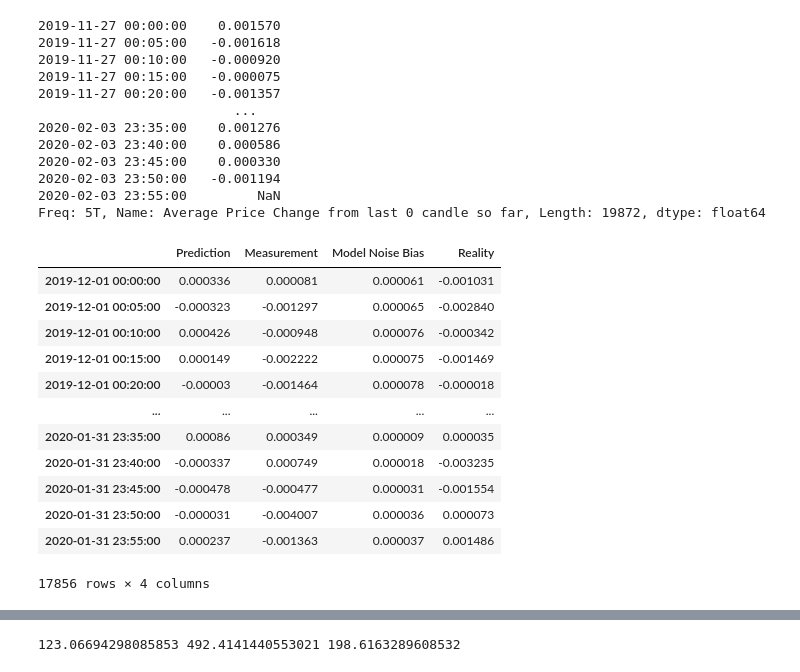
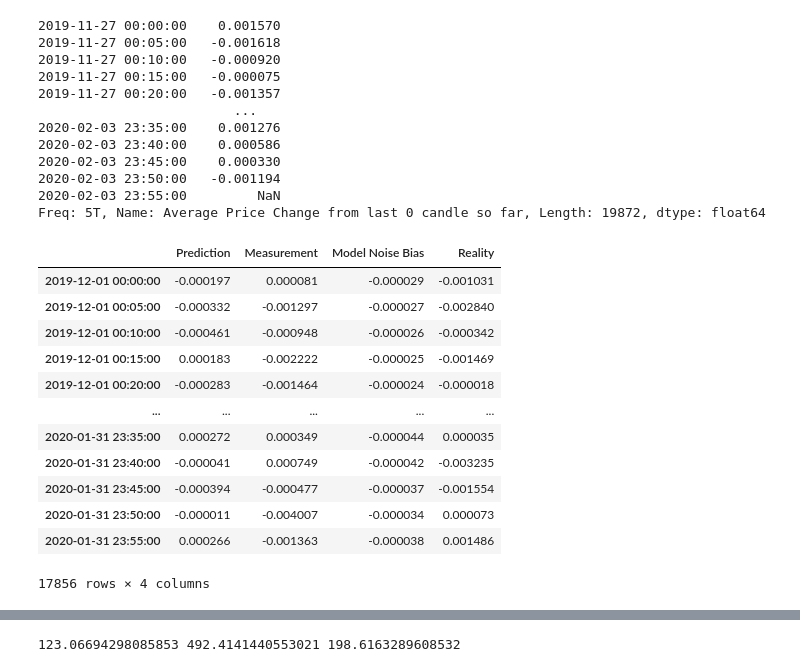
Before and after one commit to MohsenGhodrati/cvx_project_Kalman_Filter, a Jupyter notebook: Experiments.ipynb, the cells around one changed output, grey strips where cells are left out. Drawn from its saved outputs; the diff is of its cells as text; code cells hidden in the pictures.

```diff
--- a/Experiments.ipynb
+++ b/Experiments.ipynb
@@ -194,7 +194,7 @@ X.iloc[:, 0]
 2020-02-03 23:55:00         NaN
 Freq: 5T, Name: Average Price Change from last 0 candle so far, Length: 19872, dtype: float64
 # %%
-k = 255
+k = 512+256+128+63
 m = 60
 r = len(features.columns)
 
@@ -206,42 +206,42 @@ results['Model Noise Bias'] = None
 X = pd.DataFrame(index=df.index)
 for i in range(m):
     X[f'Average Price Change from last {i} candle so far'] = \
         df['Average Price'].pct_change(1 if i == 0 else i).shift(-1 if i == 0 else 0)
 
 THETA = []
 
 period_start = datetime(2019, 12, 1)
 period_start_iloc = np.where(df.index == period_start)[0][0]
 period_end = datetime(2020, 2, 1)#period_start + timeframe
 period_end_iloc = np.where(df.index == period_end)[0][0]
 
 residuals = []
 for n in np.arange(period_start_iloc, period_end_iloc):
     A = np.zeros([k, m])
     A[:, range(m)] = X.iloc[(n-2)-(k-1):(n-2)+1].to_numpy()
     b = X.iloc[(n-1)-(k-1):(n-1)+1, 0].values
     theta, _, _, _ = np.linalg.lstsq(A, b, rcond=-1)
     THETA.append(theta)
     pos = results.index[n]
     results.loc[pos, 'Model Noise Bias'] = (np.dot(A, theta) - b).mean()
     results.loc[pos, 'Prediction'] = np.dot(theta, X.iloc[n-1].values) + results.loc[pos, 'Model Noise Bias']
     results.loc[pos, 'Measurement'] = df.iloc[n]['Open'] / df.iloc[n-1]['Open'] - 1
 
 indices = df.index[period_start_iloc:period_end_iloc]
 results = results.loc[indices]
 results['Reality'] = df['Average Price Change'].shift(-1).loc[indices].values
 results
 # %% [output]
 |  | Prediction | Measurement | Model Noise Bias | Reality |
-| 2019-12-01 00:00:00 | 0.000336 | 0.000081 | 0.000061 | -0.001031 |
-| 2019-12-01 00:05:00 | -0.000323 | -0.001297 | 0.000065 | -0.002840 |
-| 2019-12-01 00:10:00 | 0.000426 | -0.000948 | 0.000076 | -0.000342 |
-| 2019-12-01 00:15:00 | 0.000149 | -0.002222 | 0.000075 | -0.001469 |
-| 2019-12-01 00:20:00 | -0.00003 | -0.001464 | 0.000078 | -0.000018 |
+| 2019-12-01 00:00:00 | -0.000197 | 0.000081 | -0.000029 | -0.001031 |
+| 2019-12-01 00:05:00 | -0.000332 | -0.001297 | -0.000027 | -0.002840 |
+| 2019-12-01 00:10:00 | -0.000461 | -0.000948 | -0.000026 | -0.000342 |
+| 2019-12-01 00:15:00 | 0.000183 | -0.002222 | -0.000025 | -0.001469 |
+| 2019-12-01 00:20:00 | -0.000283 | -0.001464 | -0.000024 | -0.000018 |
 | ... | ... | ... | ... | ... |
-| 2020-01-31 23:35:00 | 0.00086 | 0.000349 | 0.000009 | 0.000035 |
-| 2020-01-31 23:40:00 | -0.000337 | 0.000749 | 0.000018 | -0.003235 |
-| 2020-01-31 23:45:00 | -0.000478 | -0.000477 | 0.000031 | -0.001554 |
-| 2020-01-31 23:50:00 | -0.000031 | -0.004007 | 0.000036 | 0.000073 |
-| 2020-01-31 23:55:00 | 0.000237 | -0.001363 | 0.000037 | 0.001486 |
+| 2020-01-31 23:35:00 | 0.000272 | 0.000349 | -0.000044 | 0.000035 |
+| 2020-01-31 23:40:00 | -0.000041 | 0.000749 | -0.000042 | -0.003235 |
+| 2020-01-31 23:45:00 | -0.000394 | -0.000477 | -0.000037 | -0.001554 |
+| 2020-01-31 23:50:00 | -0.000011 | -0.004007 | -0.000034 | 0.000073 |
+| 2020-01-31 23:55:00 | 0.000266 | -0.001363 | -0.000038 | 0.001486 |
 17856 rows × 4 columns
```
Also changed, not shown: parts of 5 cells of this notebook, 23 other files.
